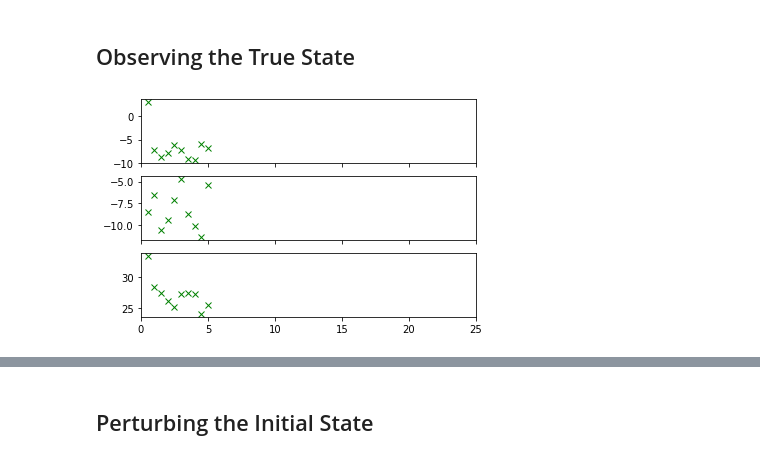
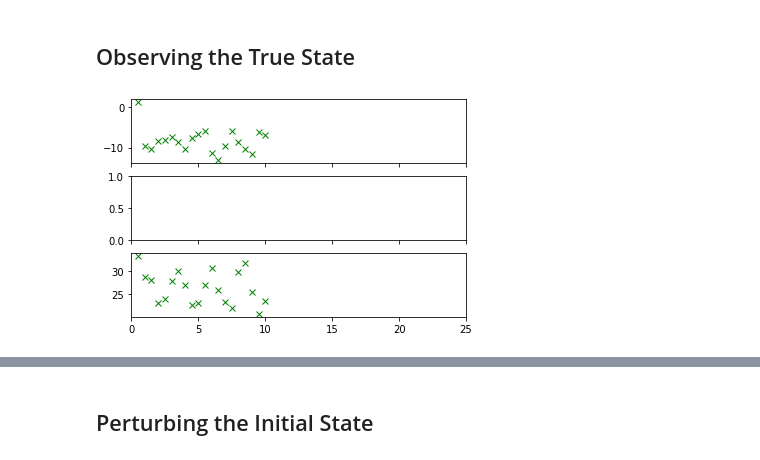
Before and after one commit to FlorianBeiser/Lorenz63, a Jupyter notebook: assimilation.ipynb, the cells around one changed output, grey strips where cells are left out. Saved outputs shown, nothing was run; the diff lists cells and outputs as text; code cells hidden in the pictures.

Commit message:
observation.py: Just partial observation

```diff
--- a/assimilation.ipynb
+++ b/assimilation.ipynb
@@ -34,11 +40,15 @@ lorenz63.plot()
 # %% [markdown]
 ## Observing the True State
 # %%
+import observation
+importlib.reload(observation)
+
 #obs_params = { "dt" : 0.5, "tmax" : 15.0 }
-obs_params = { "dt" : 0.5, "tmax" : 5.0 }
+obs_params = { "dt" : 0.5, "tmax" : 10.0 }
+obs_variables = { "xobs" : True, "yobs" : False, "zobs" : True }
 
-observation = observation.observation( **obs_params )
+observation = observation.observation( **obs_params, **obs_variables )
 observation.observe( lorenz63 )
 observation.plot()
 # %% [output]
-[figure, old version]
+[figure, new version]
```
Also changed, not shown: parts of 5 cells of this notebook, 1 other file.
